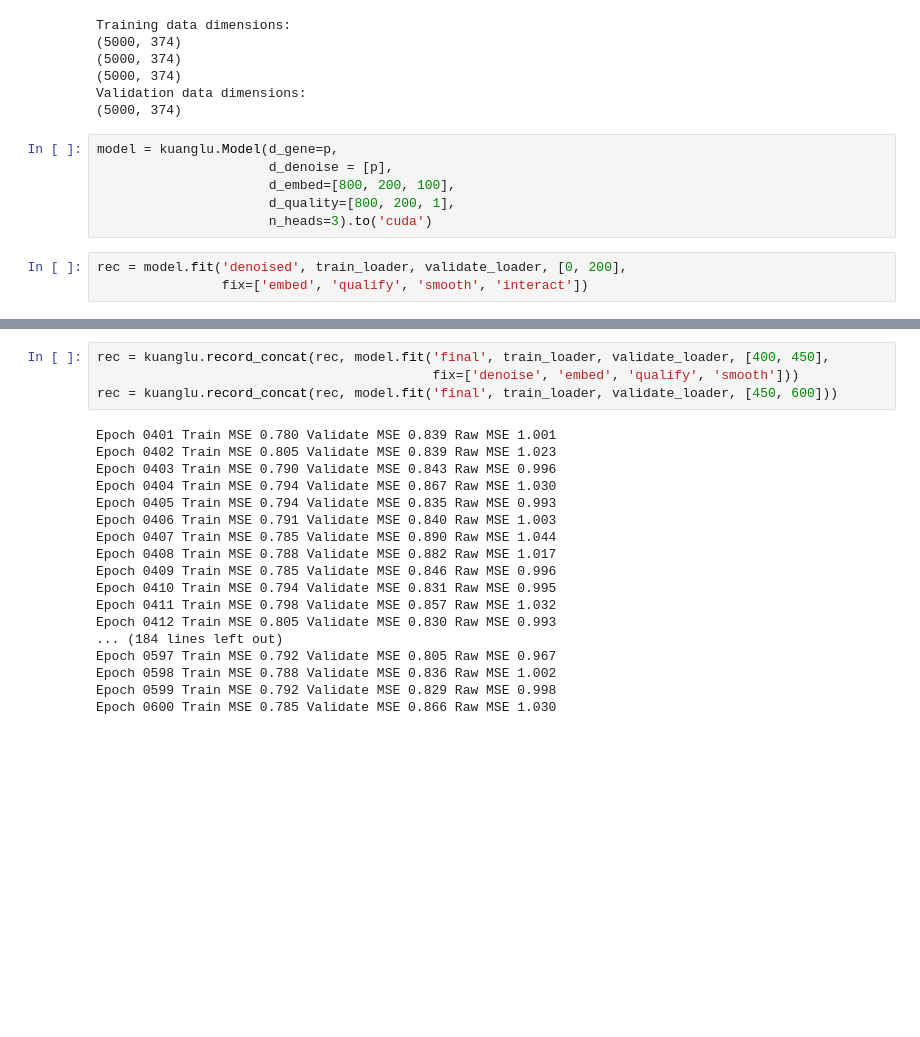
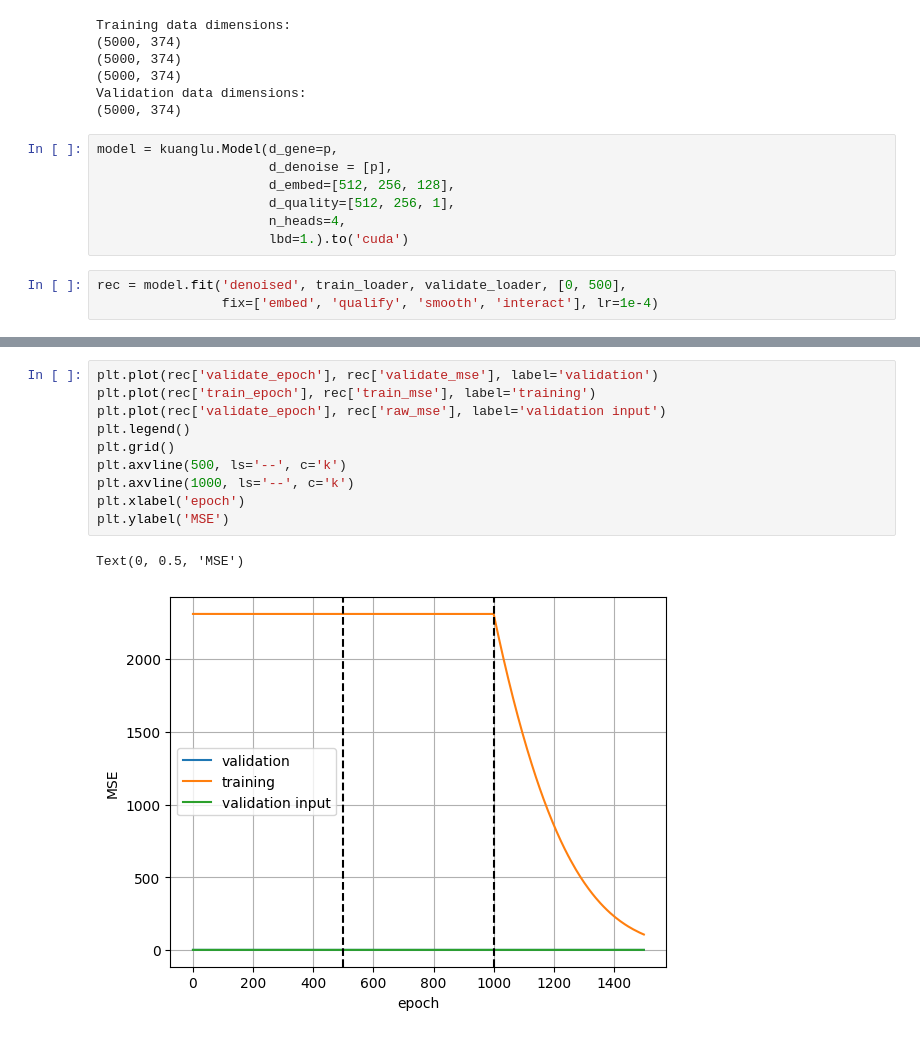
Before and after one commit to lshh125/kuanglu, a Jupyter notebook: examples/demo1.ipynb, the cells around one changed output, grey strips where cells are left out. Drawn from its saved outputs; the diff is of its cells as text; blank space fills up the shorter version.

```diff
--- a/examples/demo1.ipynb
+++ b/examples/demo1.ipynb
@@ -85,10 +89,11 @@ Validation data dimensions:
 # %%
 model = kuanglu.Model(d_gene=p,
                       d_denoise = [p],
-                      d_embed=[800, 200, 100],
-                      d_quality=[800, 200, 1],
-                      n_heads=3).to('cuda')
+                      d_embed=[512, 256, 128],
+                      d_quality=[512, 256, 1],
+                      n_heads=4,
+                      lbd=1.).to('cuda')
 # %%
-rec = model.fit('denoised', train_loader, validate_loader, [0, 200],
-                fix=['embed', 'qualify', 'smooth', 'interact'])
+rec = model.fit('denoised', train_loader, validate_loader, [0, 500],
+                fix=['embed', 'qualify', 'smooth', 'interact'], lr=1e-4)
 # %% [output]
@@ -135,22 +162,13 @@ Epoch 0400 Train MSE 0.782 Validate MSE 0.858 Raw MSE 1.029
 # %%
-rec = kuanglu.record_concat(rec, model.fit('final', train_loader, validate_loader, [400, 450],
-                                           fix=['denoise', 'embed', 'qualify', 'smooth']))
-rec = kuanglu.record_concat(rec, model.fit('final', train_loader, validate_loader, [450, 600]))
+plt.plot(rec['validate_epoch'], rec['validate_mse'], label='validation')
+plt.plot(rec['train_epoch'], rec['train_mse'], label='training')
+plt.plot(rec['validate_epoch'], rec['raw_mse'], label='validation input')
+plt.legend()
+plt.grid()
+plt.axvline(500, ls='--', c='k')
+plt.axvline(1000, ls='--', c='k')
+plt.xlabel('epoch')
+plt.ylabel('MSE')
 # %% [output]
-Epoch 0401 Train MSE 0.780 Validate MSE 0.839 Raw MSE 1.001
-Epoch 0402 Train MSE 0.805 Validate MSE 0.839 Raw MSE 1.023
-Epoch 0403 Train MSE 0.790 Validate MSE 0.843 Raw MSE 0.996
-Epoch 0404 Train MSE 0.794 Validate MSE 0.867 Raw MSE 1.030
-Epoch 0405 Train MSE 0.794 Validate MSE 0.835 Raw MSE 0.993
-Epoch 0406 Train MSE 0.791 Validate MSE 0.840 Raw MSE 1.003
-Epoch 0407 Train MSE 0.785 Validate MSE 0.890 Raw MSE 1.044
-Epoch 0408 Train MSE 0.788 Validate MSE 0.882 Raw MSE 1.017
-Epoch 0409 Train MSE 0.785 Validate MSE 0.846 Raw MSE 0.996
-Epoch 0410 Train MSE 0.794 Validate MSE 0.831 Raw MSE 0.995
-Epoch 0411 Train MSE 0.798 Validate MSE 0.857 Raw MSE 1.032
-Epoch 0412 Train MSE 0.805 Validate MSE 0.830 Raw MSE 0.993
-... (184 lines left out)
-Epoch 0597 Train MSE 0.792 Validate MSE 0.805 Raw MSE 0.967
-Epoch 0598 Train MSE 0.788 Validate MSE 0.836 Raw MSE 1.002
-Epoch 0599 Train MSE 0.792 Validate MSE 0.829 Raw MSE 0.998
-Epoch 0600 Train MSE 0.785 Validate MSE 0.866 Raw MSE 1.030
+Text(0, 0.5, 'MSE')
+[figure, added]
```
Also changed, not shown: parts of 10 cells of this notebook, 2 other files.
